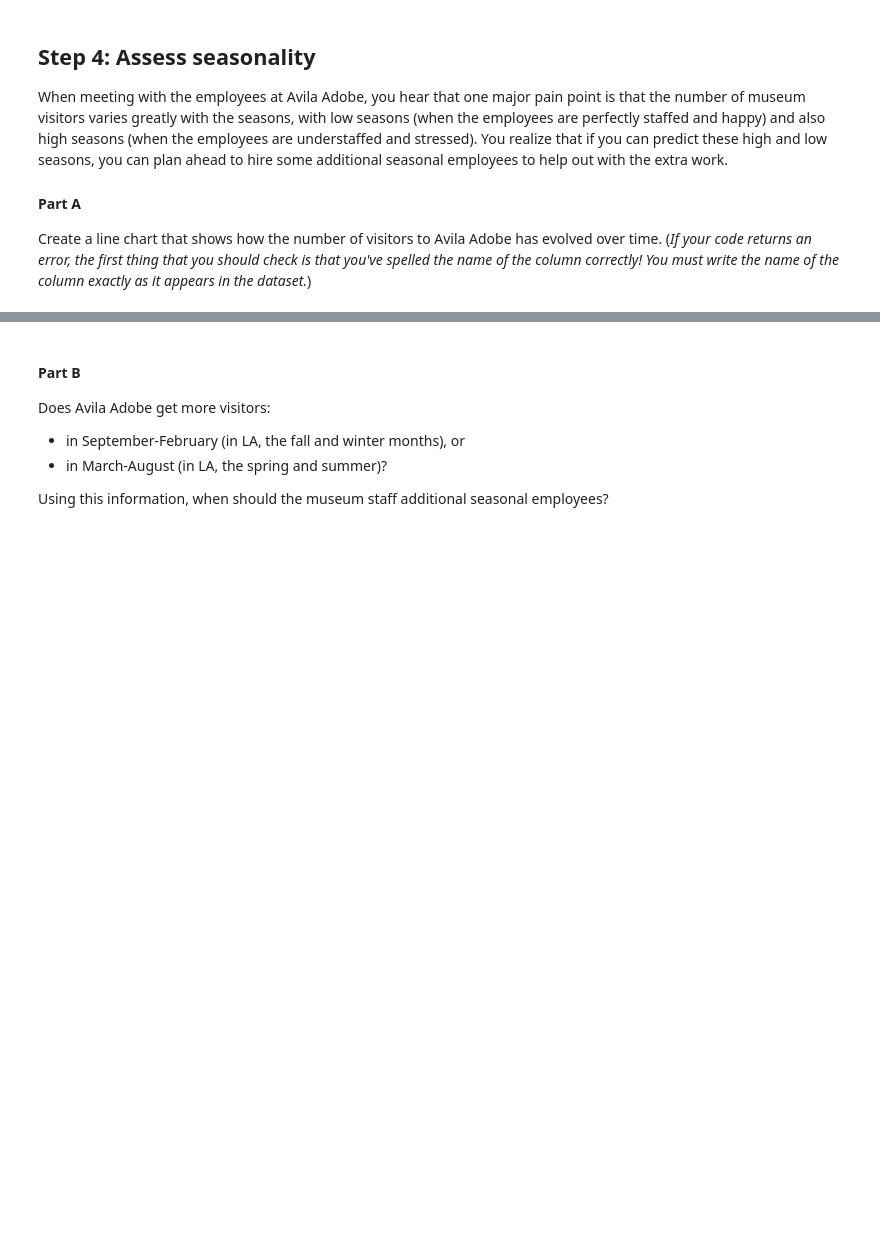
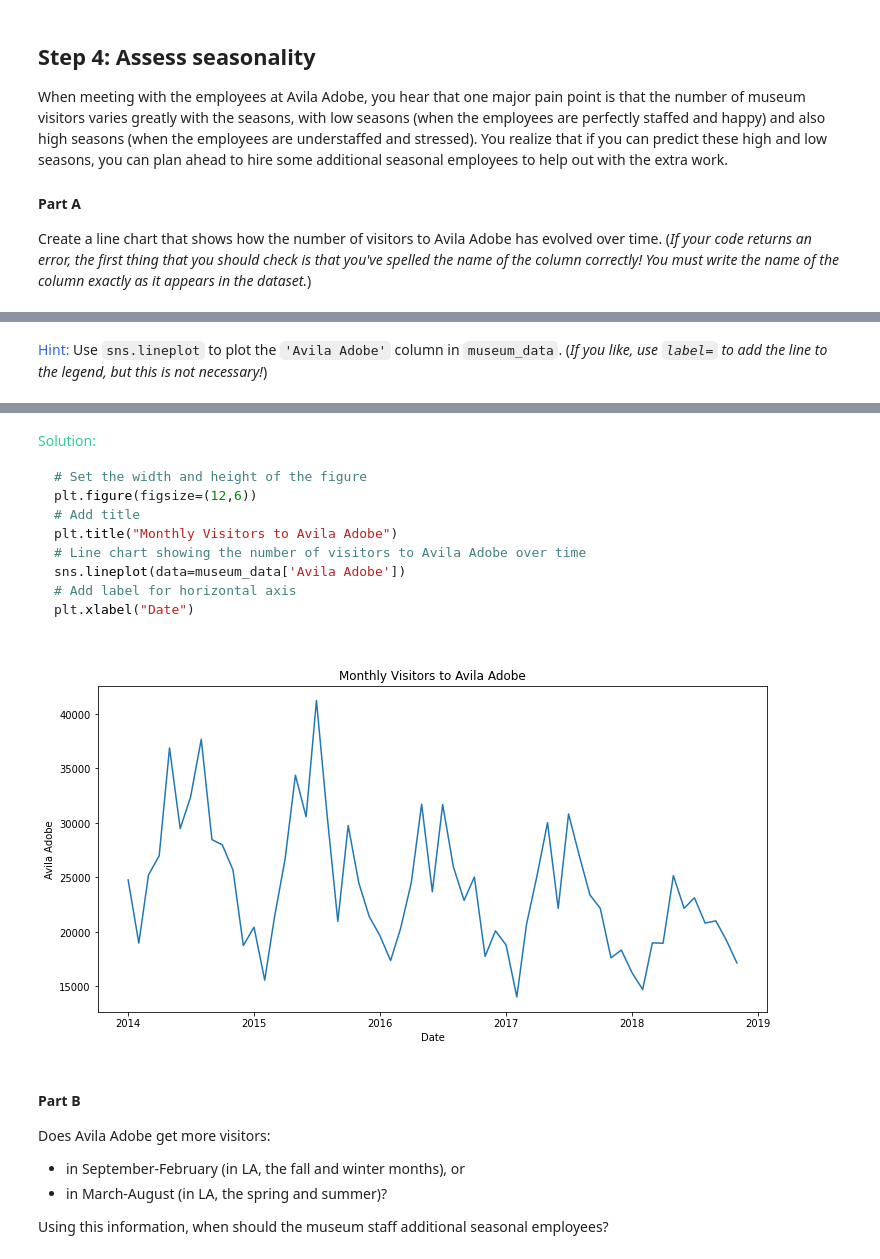
Before and after one commit to prototyyype/kaggle-practice, a Jupyter notebook: data-visualization/exercise-line-charts.ipynb, the cells around one changed output, grey strips where cells are left out. Saved outputs shown, nothing was run; the diff lists cells and outputs as text; code cells hidden in the pictures; blank space fills up the shorter version.

````diff
--- a/data-visualization/exercise-line-charts.ipynb
+++ b/data-visualization/exercise-line-charts.ipynb
@@ -128,4 +192,5 @@ step_4.a.check()
 # %%
 # Lines below will give you a hint or solution code
-#step_4.a.hint()
-#step_4.a.solution_plot()
+step_4.a.hint()
+step_4.a.solution_plot()
+# %% [output]
@@ -131,0 +198 @@ step_4.a.check()
+<span style="color:#3366cc">Hint:</span> Use `sns.lineplot` to plot the `'Avila Adobe'` column in `museum_data`. (_If you like, use `label=` to add the line to the legend, but this is not necessary!_)
@@ -132,3 +200,16 @@ step_4.a.check()
+<span style="color:#33cc99">Solution:</span>
+```python
+# Set the width and height of the figure
+plt.figure(figsize=(12,6))
+# Add title
+plt.title("Monthly Visitors to Avila Adobe")
+# Line chart showing the number of visitors to Avila Adobe over time
+sns.lineplot(data=museum_data['Avila Adobe'])
+# Add label for horizontal axis
+plt.xlabel("Date")
+
+```
+[figure, added]
 # %% [markdown]
 #### Part B
 
````
Also changed, not shown: parts of 13 cells of this notebook.
